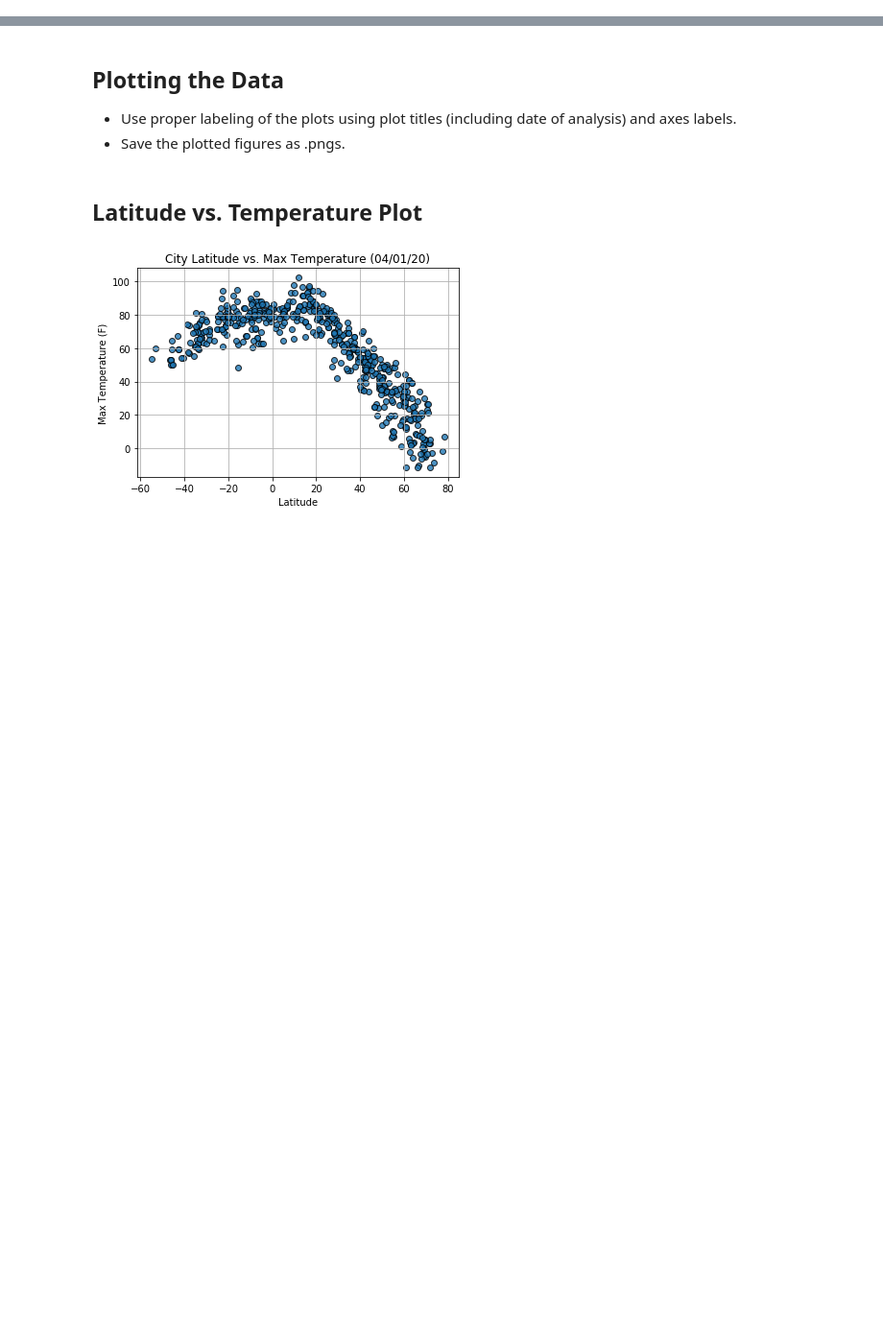
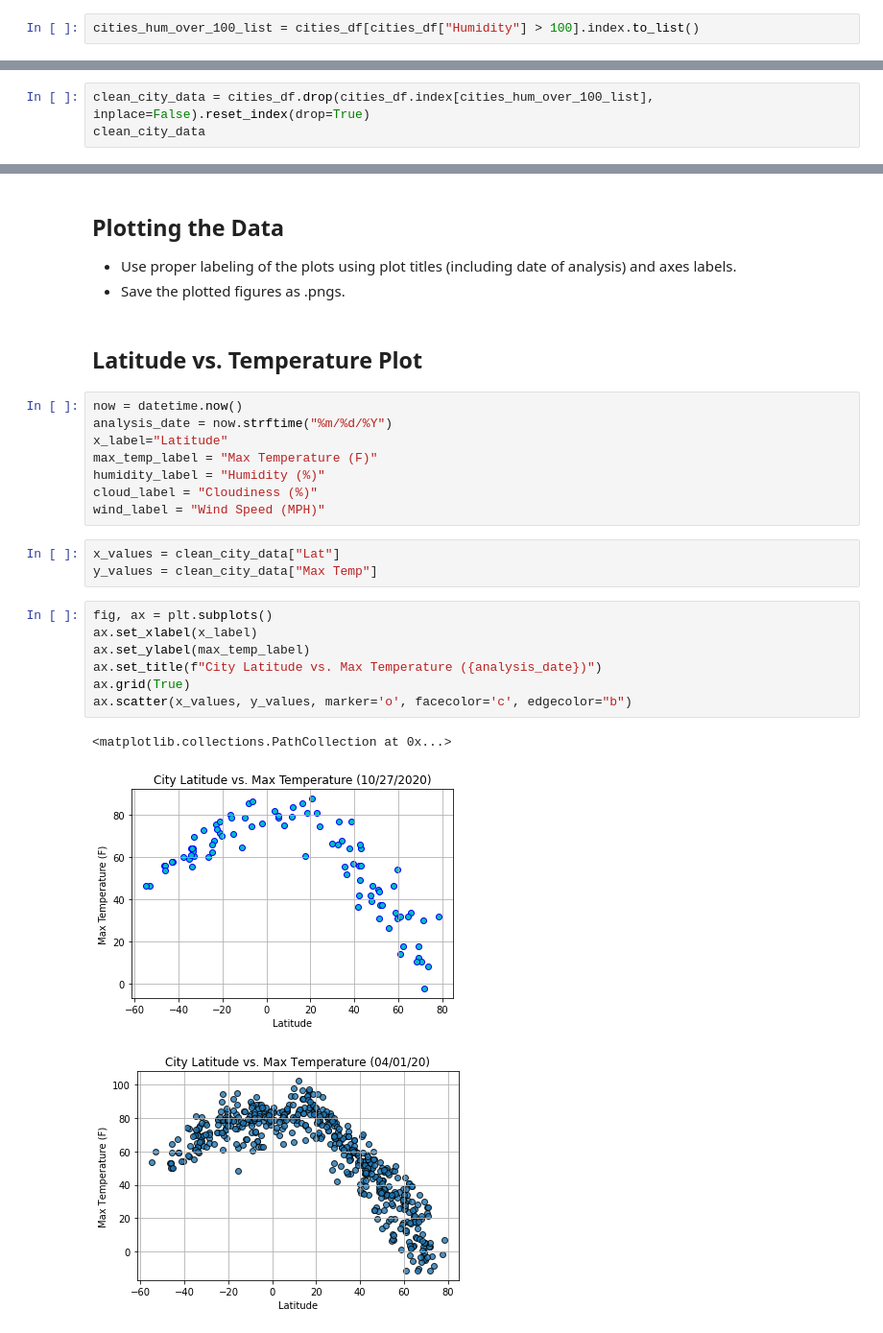
Before and after one commit to jayhjman/python-api-challenge, a Jupyter notebook: WeatherPy/WeatherPy.ipynb, the cells around one changed output, grey strips where cells are left out. Shown: that part at 96% size. Drawn from its saved outputs; the diff is of its cells as text; blank space fills up the shorter version.

Commit message:
got the basic loops and charts going

```diff
--- a/WeatherPy/WeatherPy.ipynb
+++ b/WeatherPy/WeatherPy.ipynb
@@ -101,0 +267,2 @@ Skip this step if there are no cities that have humidity > 100%.
+# %%
+cities_hum_over_100_list = cities_df[cities_df["Humidity"] > 100].index.to_list()
@@ -114,3 +285,6 @@ Skip this step if there are no cities that have humidity > 100%.
 #  Get the indices of cities that have humidity over 100%.
 # %% [output]
 Int64Index([], dtype='int64')
+# %%
+clean_city_data = cities_df.drop(cities_df.index[cities_hum_over_100_list], inplace=False).reset_index(drop=True)
+clean_city_data
@@ -130,6 +318,27 @@ Int64Index([], dtype='int64')
 * Save the plotted figures as .pngs.
 # %% [markdown]
 ## Latitude vs. Temperature Plot
+# %%
+now = datetime.now()
+analysis_date = now.strftime("%m/%d/%Y")
+x_label="Latitude"
+max_temp_label = "Max Temperature (F)"
+humidity_label = "Humidity (%)"
+cloud_label = "Cloudiness (%)"
+wind_label = "Wind Speed (MPH)"
+# %%
+x_values = clean_city_data["Lat"]
+y_values = clean_city_data["Max Temp"]
+# %%
+fig, ax = plt.subplots()
+ax.set_xlabel(x_label)
+ax.set_ylabel(max_temp_label)
+ax.set_title(f"City Latitude vs. Max Temperature ({analysis_date})")
+ax.grid(True)
+ax.scatter(x_values, y_values, marker='o', facecolor='c', edgecolor="b")
+# %% [output]
+<matplotlib.collections.PathCollection at 0x...>
+[figure, added]
 # %%
 # %% [output]
 [figure]
```
Also changed, not shown: parts of 43 cells of this notebook, 1 other file.
